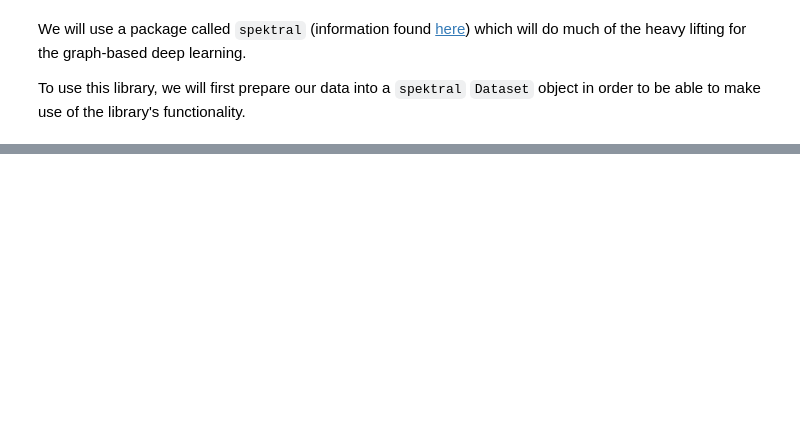
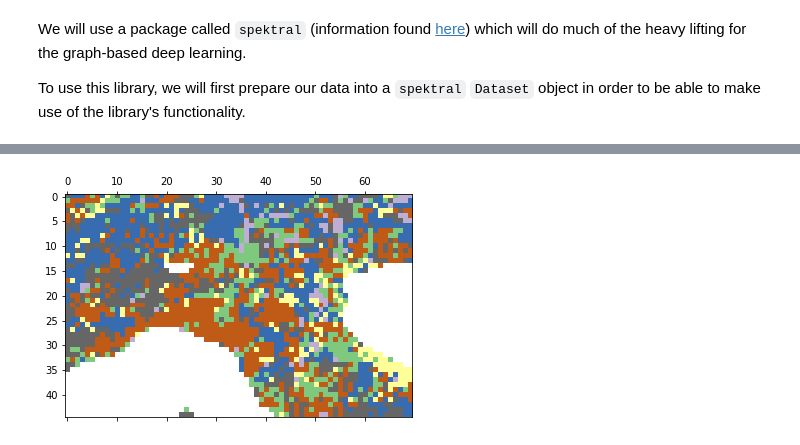
Before and after one commit to iainrolland/berkeley_lab, a Jupyter notebook: uncertainty_graph_notebook.ipynb, the cells around one changed output, grey strips where cells are left out. Drawn from its saved outputs; the diff is of its cells as text; code cells hidden in the pictures; blank space fills up the shorter version.

Commit message:
End of day checkpoint 2022 08 15 - bugs in training

```diff
--- a/uncertainty_graph_notebook.ipynb
+++ b/uncertainty_graph_notebook.ipynb
@@ -401,0 +462,31 @@ Graph computed.
+# %%
+def mask_to_weights(mask):
+    return mask.astype(np.float32) * len(mask) / np.count_nonzero(mask)
+
+
+def weight_by_class(y, weights):
+    samples = y[weights != 0].sum(axis=0)  # count how many
+    samples = np.true_divide(len(weights), samples * len(samples[samples != 0]), out=0. * samples, where=samples != 0)
+    return (y * samples).max(axis=-1) * weights
+# %%
+from spektral.data import SingleLoader
+
+weights_tr, weights_va = [weight_by_class(sm[0].y, mask) for mask in [sm.mask_tr, sm.mask_va]]
+
+loader = SingleLoader(sm, sample_weights=weights_tr)
+steps_per_epoch = loader.steps_per_epoch
+loader_tr = loader.load()
+loader_va = SingleLoader(sm, sample_weights=weights_va).load()
+
+history = model.fit(
+    loader_tr,
+    steps_per_epoch=steps_per_epoch,
+    validation_data=loader_va,
+    validation_steps=steps_per_epoch,
+    epochs=500,
+    callbacks=[tf.keras.callbacks.EarlyStopping(monitor="val_loss", patience=50,
+                                                restore_best_weights=True),
+               tf.keras.callbacks.ModelCheckpoint("GCN.h5",
+                                                  monitor="val_loss", save_best_only=True,
+                                                  save_weights_only=True)]
+)
@@ -401,0 +511,14 @@ Graph computed.
+# %%
+loader_all = SingleLoader(sm, epochs=1)
+inputs, outputs = loader_all.__next__()
+alpha = np.array(model(inputs, training=True))
+# %%
+def imageify(values, shape, never_seen):
+    image = np.zeros(shape) * np.nan
+    image[~never_seen.reshape(shape)] = values
+    return image
+# %%
+plt.matshow(imageify(alpha.argmax(axis=1), italy.shape[:2], not_seen), cmap=plt.cm.Accent)
+plt.show()
+# %% [output]
+[figure, added]
```
Also changed, not shown: parts of 34 cells of this notebook.
